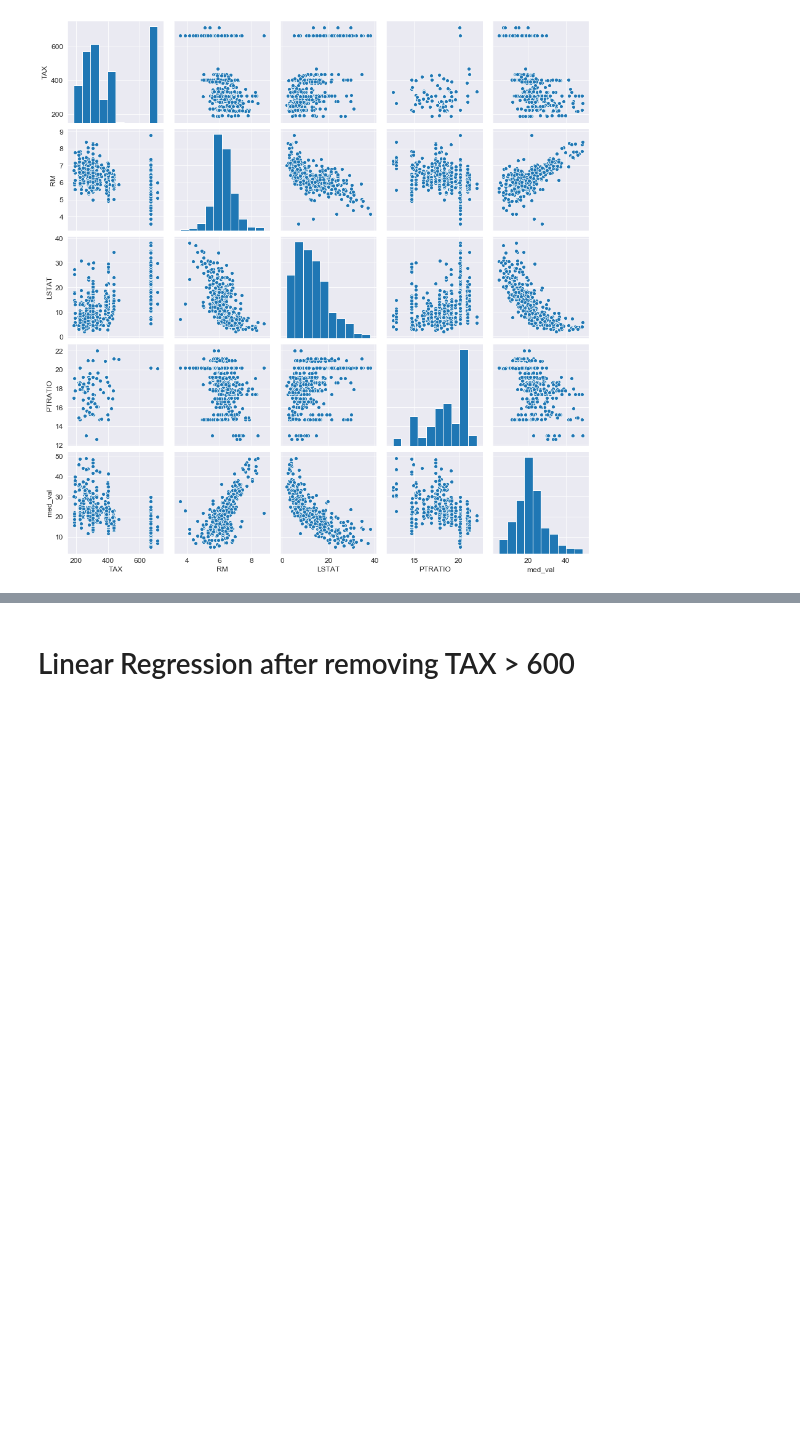
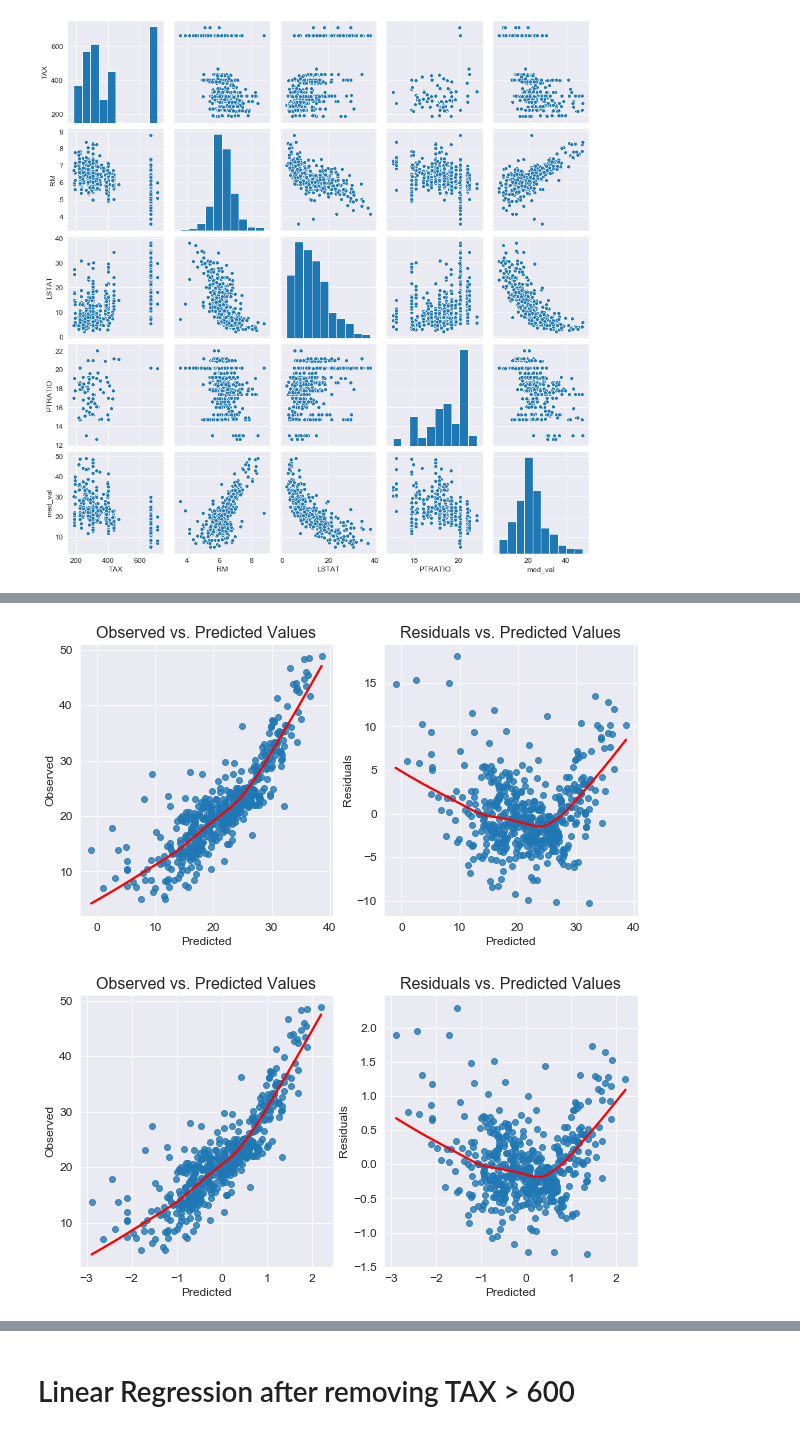
Before and after one commit to andrewcreates/DataScience-Projects, a Jupyter notebook: Boston-Housing-Data.ipynb, the cells around one changed output, grey strips where cells are left out. Drawn from its saved outputs; the diff is of its cells as text; code cells hidden in the pictures; blank space fills up the shorter version.

```diff
--- a/Boston-Housing-Data.ipynb
+++ b/Boston-Housing-Data.ipynb
@@ -456,3 +465,10 @@ Covariance Type:            nonrobust
 
 Warnings:
 [1] Standard Errors assume that the covariance matrix of the errors is correctly specified.
+# %%
+#log transformation to LSTAT improves the linearity of the model, but still not all the way there
+lin_reg_tests.linearity_test(df_transform_mod, y)
+lin_reg_tests.linearity_test(df_standardscale_mod, y)
+# %% [output]
+[figure, added]
+[figure, added]
```
Also changed, not shown: parts of 8 cells of this notebook.
